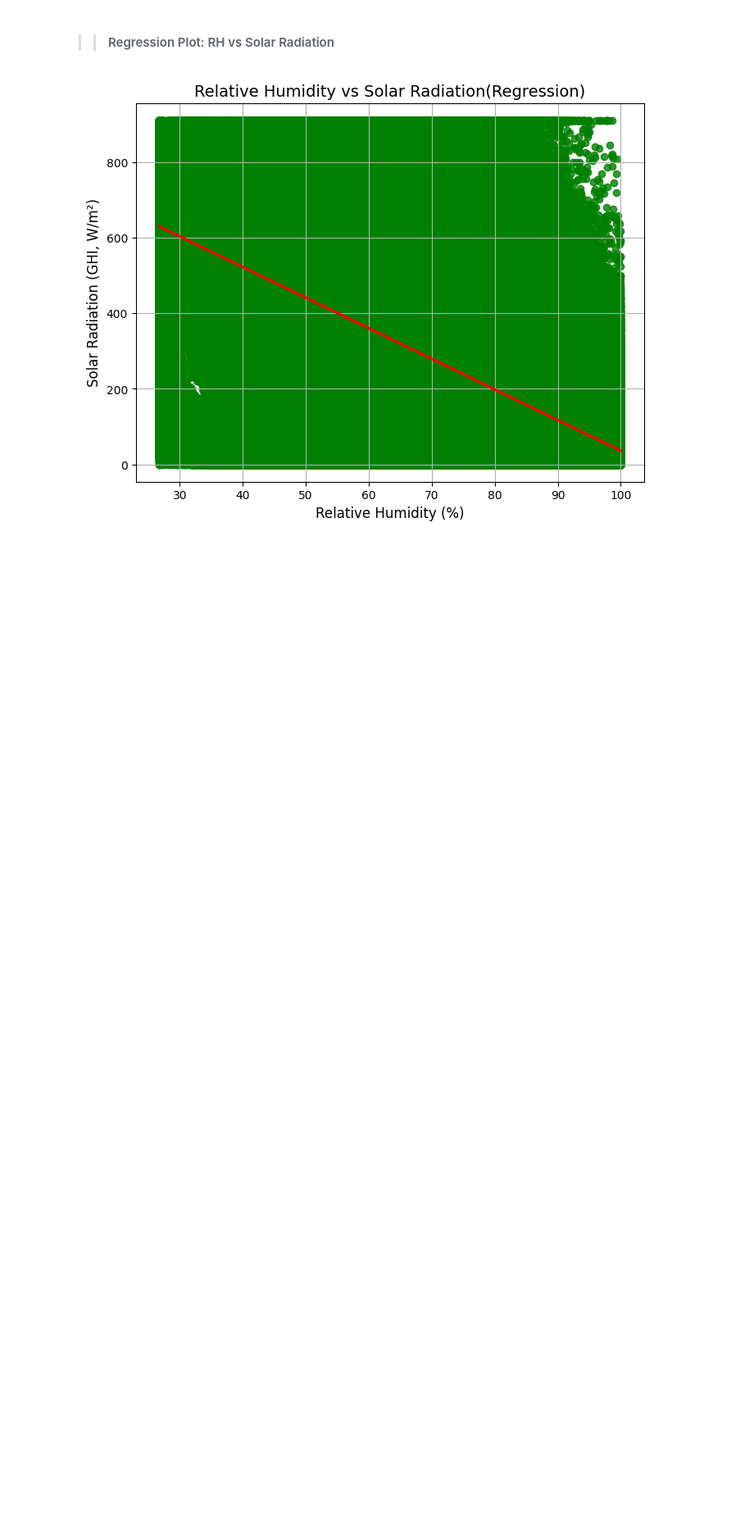
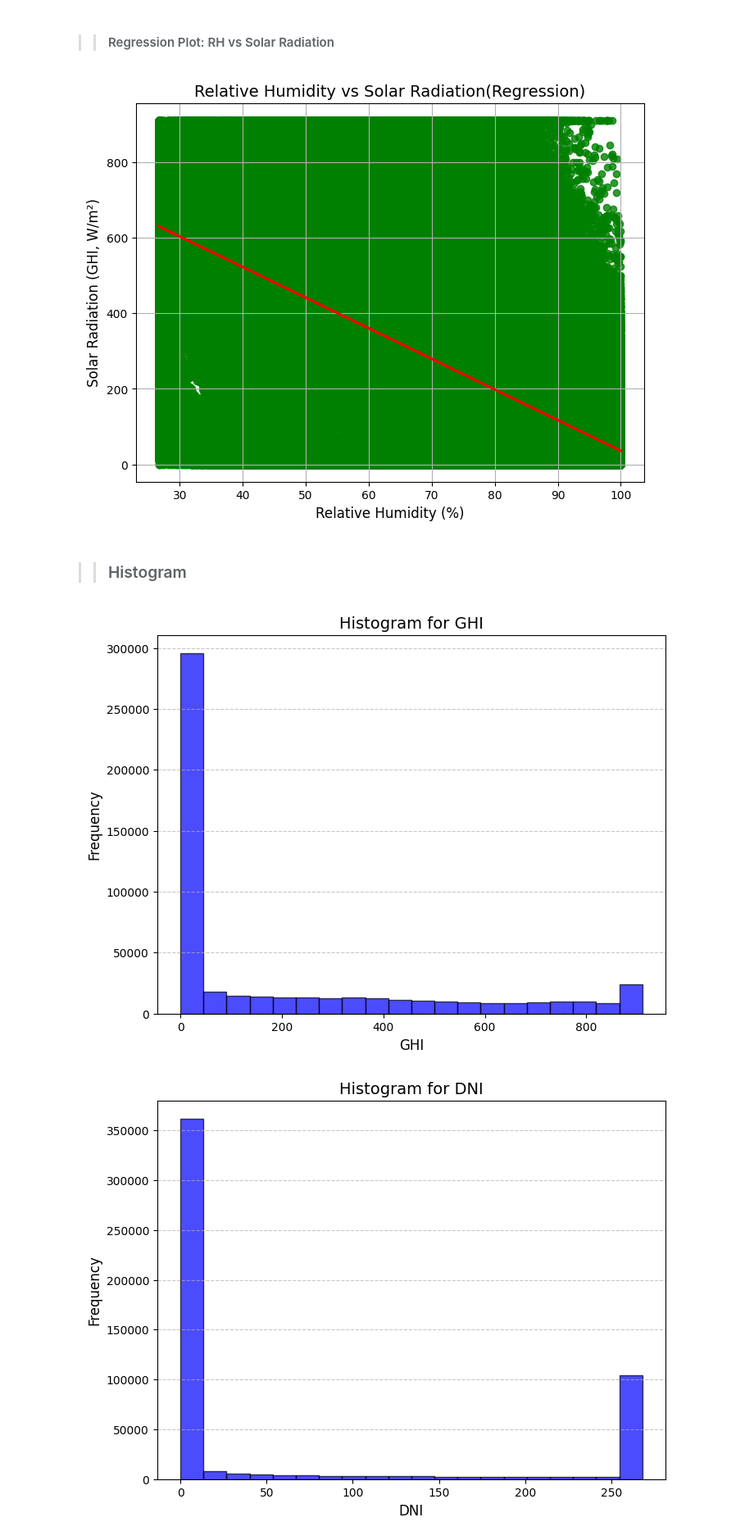
Before and after one commit to naolatomsa/MoonLight-Energy-Solutions-, a Jupyter notebook: notebooks/sierraleoneBumbuna.ipynb, the cells around one changed output. Shown at 82% size. Cells and saved outputs as stored; diff of their text form; code cells hidden in the pictures; blank space fills up the shorter version.

Commit message:
histogram

```diff
--- a/notebooks/sierraleoneBumbuna.ipynb
+++ b/notebooks/sierraleoneBumbuna.ipynb
@@ -537,3 +537,16 @@ plot_scatter_or_regression(
 )
 # %% [output]
 [figure]
+# %% [markdown]
+>> ### Histogram
+# %%
+from scripts.histogram import plot_histograms
+
+# Specify the columns to plot histograms for
+columns_to_plot = ['GHI', 'DNI', 'DHI', 'WS', 'Tamb']
+
+# Call the function with specific columns
+plot_histograms(data, columns=columns_to_plot, bins=20, color='blue')
+# %% [output]
+[figure, added]
+[figure, added]
```
Also changed, not shown: parts of 1 cell of this notebook, 3 other files.
